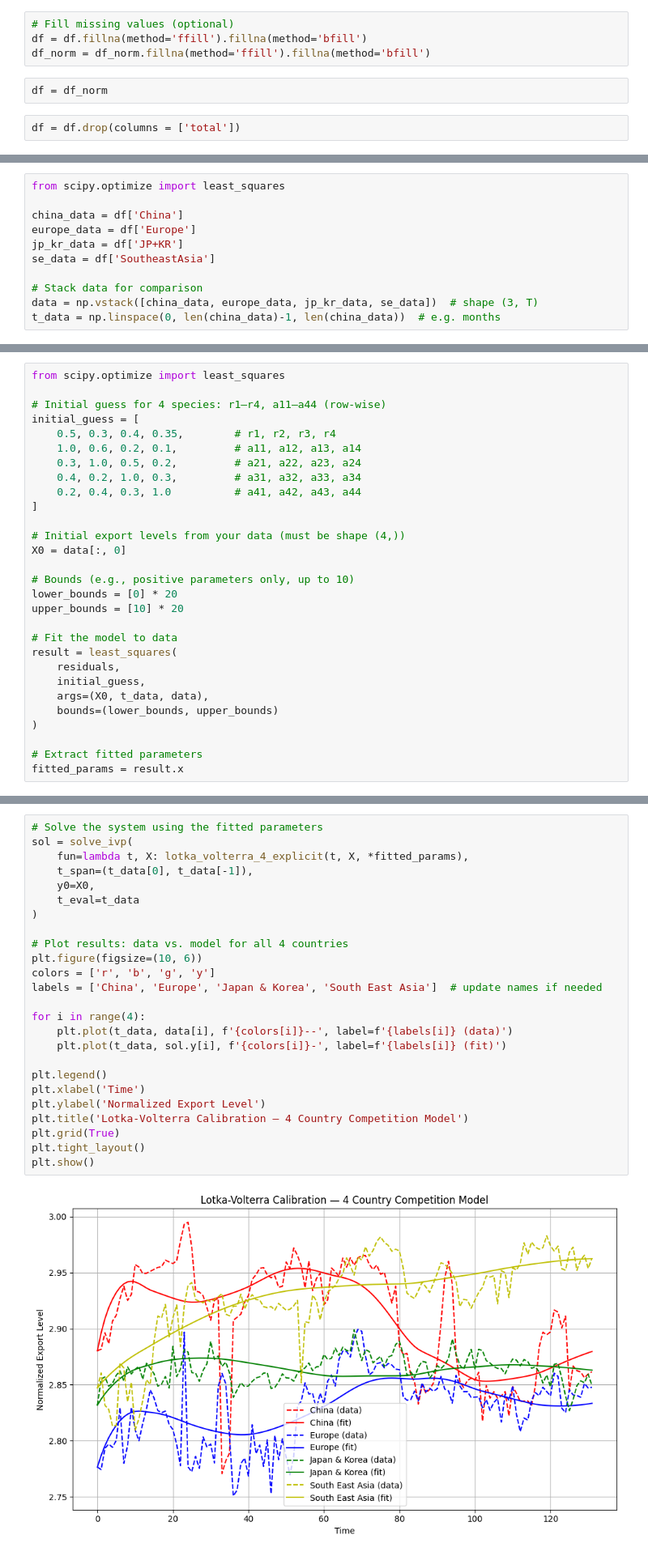
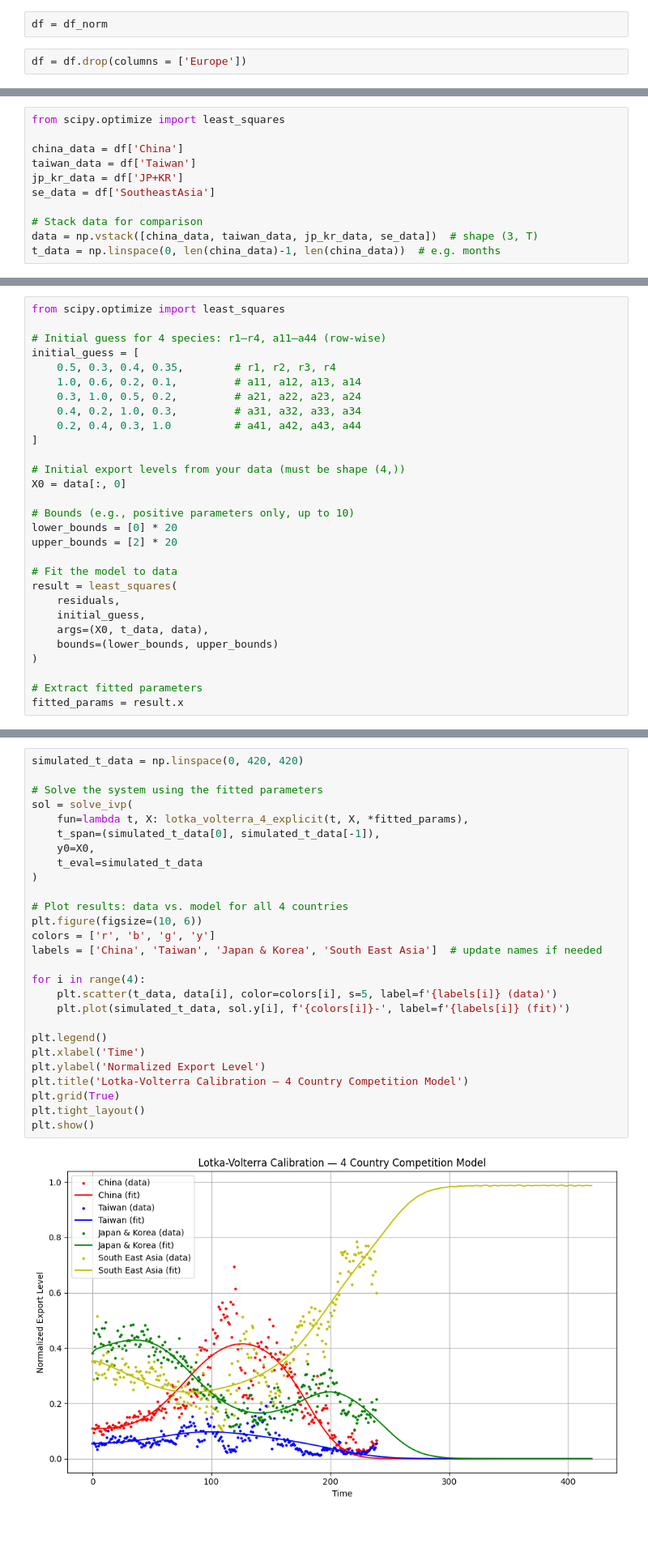
Before and after one commit to LeonardoPolverari/simulation_project, a Jupyter notebook: notebooks/1 - prove_leo_scipy_mse copy.ipynb, the cells around one changed output, grey strips where cells are left out. Shown at 81% size. Saved outputs shown, nothing was run; the diff lists cells and outputs as text; blank space fills up the shorter version.

```diff
--- a/notebooks/1 - prove_leo_scipy_mse copy.ipynb
+++ b/notebooks/1 - prove_leo_scipy_mse copy.ipynb
@@ -22,14 +22,10 @@ df_norm = pd.read_csv(data_path / 'dati_leo_normalizzati.csv')
 df = pd.read_csv(data_path / 'dati_leo_assoluti.csv')
 # %% [markdown]
 ## LOTKA VOLTERRA BASICO
-# %%
-# Fill missing values (optional)
-df = df.fillna(method='ffill').fillna(method='bfill')
-df_norm = df_norm.fillna(method='ffill').fillna(method='bfill')
 # %%
 df = df_norm
 # %%
-df = df.drop(columns = ['total'])
+df = df.drop(columns = ['Europe'])
 # %%
 import numpy as np
 import matplotlib.pyplot as plt
@@ -112,12 +107,12 @@ df
 from scipy.optimize import least_squares
 
 china_data = df['China']
-europe_data = df['Europe']
+taiwan_data = df['Taiwan']
 jp_kr_data = df['JP+KR']
 se_data = df['SoutheastAsia']
 
 # Stack data for comparison
-data = np.vstack([china_data, europe_data, jp_kr_data, se_data])  # shape (3, T)
+data = np.vstack([china_data, taiwan_data, jp_kr_data, se_data])  # shape (3, T)
 t_data = np.linspace(0, len(china_data)-1, len(china_data))  # e.g. months
 # %%
 def residuals(params, X0, t_data, data):
@@ -165,7 +160,7 @@ X0 = data[:, 0]
 
 # Bounds (e.g., positive parameters only, up to 10)
 lower_bounds = [0] * 20
-upper_bounds = [10] * 20
+upper_bounds = [2] * 20
 
 # Fit the model to data
 result = least_squares(
@@ -193,27 +299,29 @@ df.sum(axis = 1).plot()
 # %%
+simulated_t_data = np.linspace(0, 420, 420)
+
 # Solve the system using the fitted parameters
 sol = solve_ivp(
     fun=lambda t, X: lotka_volterra_4_explicit(t, X, *fitted_params),
-    t_span=(t_data[0], t_data[-1]),
+    t_span=(simulated_t_data[0], simulated_t_data[-1]),
     y0=X0,
-    t_eval=t_data
+    t_eval=simulated_t_data
 )
 
 # Plot results: data vs. model for all 4 countries
 plt.figure(figsize=(10, 6))
 colors = ['r', 'b', 'g', 'y']
-labels = ['China', 'Europe', 'Japan & Korea', 'South East Asia']  # update names if needed
+labels = ['China', 'Taiwan', 'Japan & Korea', 'South East Asia']  # update names if needed
 
 for i in range(4):
-    plt.plot(t_data, data[i], f'{colors[i]}--', label=f'{labels[i]} (data)')
-    plt.plot(t_data, sol.y[i], f'{colors[i]}-', label=f'{labels[i]} (fit)')
+    plt.scatter(t_data, data[i], color=colors[i], s=5, label=f'{labels[i]} (data)')
+    plt.plot(simulated_t_data, sol.y[i], f'{colors[i]}-', label=f'{labels[i]} (fit)')
 
 plt.legend()
 plt.xlabel('Time')
 plt.ylabel('Normalized Export Level')
 plt.title('Lotka-Volterra Calibration — 4 Country Competition Model')
 plt.grid(True)
 plt.tight_layout()
 plt.show()
 # %% [output]
-[figure, old version]
+[figure, new version]
```
Also changed, not shown: parts of 9 cells of this notebook.
